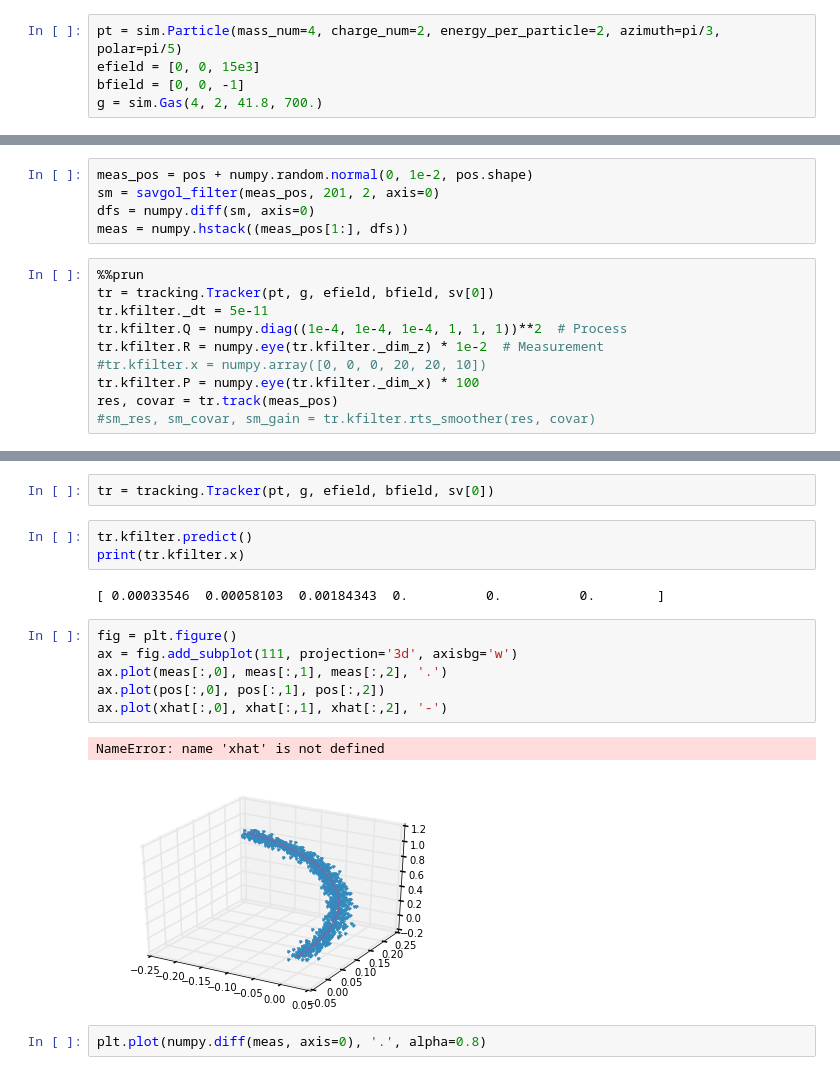
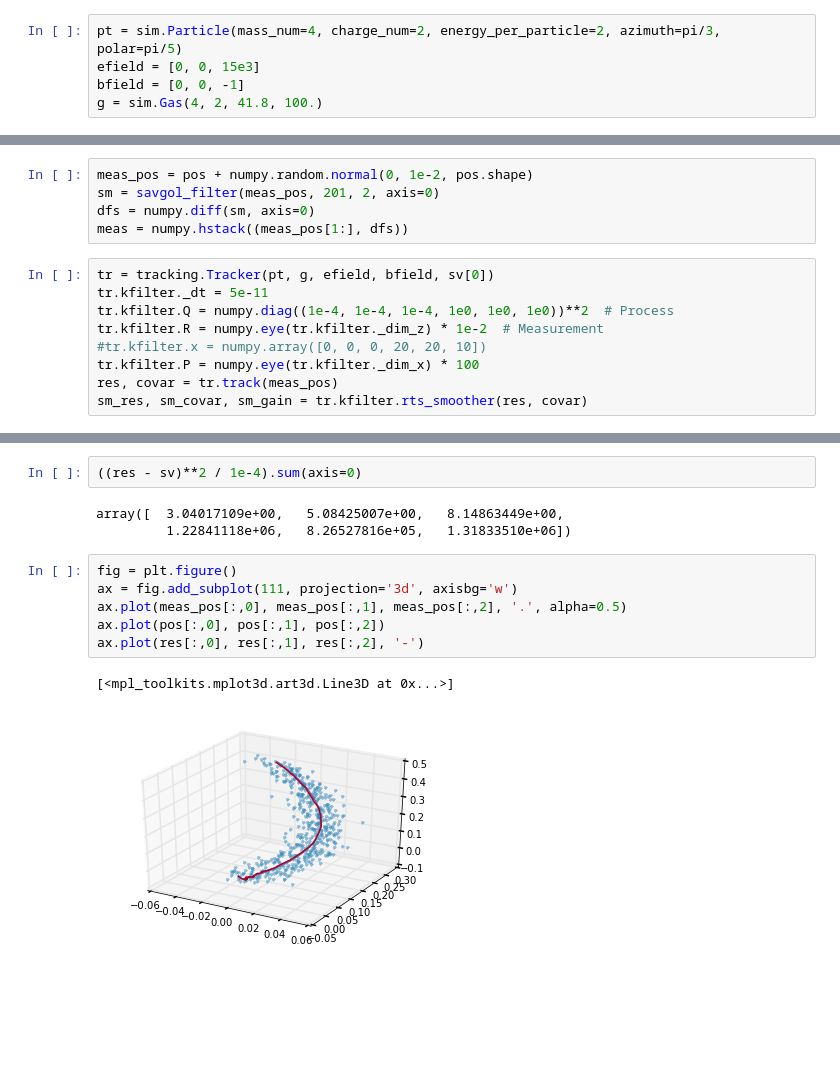
Before and after one commit to chchen123/pytpc, a Jupyter notebook: KalmanFilter.ipynb, the cells around one changed output, grey strips where cells are left out. Drawn from its saved outputs; the diff is of its cells as text; blank space fills up the shorter version.

```diff
--- a/KalmanFilter.ipynb
+++ b/KalmanFilter.ipynb
@@ -21,7 +21,7 @@ import copy
 pt = sim.Particle(mass_num=4, charge_num=2, energy_per_particle=2, azimuth=pi/3, polar=pi/5)
 efield = [0, 0, 15e3]
 bfield = [0, 0, -1]
-g = sim.Gas(4, 2, 41.8, 700.)
+g = sim.Gas(4, 2, 41.8, 100.)
 # %%
 pos, mom, time, en, azi, pol = map(numpy.array, sim.track(pt, g, efield, bfield))
 # %% [output]
@@ -128,13 +128,12 @@ sm = savgol_filter(meas_pos, 201, 2, axis=0)
 dfs = numpy.diff(sm, axis=0)
 meas = numpy.hstack((meas_pos[1:], dfs))
 # %%
-%%prun
 tr = tracking.Tracker(pt, g, efield, bfield, sv[0])
 tr.kfilter._dt = 5e-11
-tr.kfilter.Q = numpy.diag((1e-4, 1e-4, 1e-4, 1, 1, 1))**2  # Process
+tr.kfilter.Q = numpy.diag((1e-4, 1e-4, 1e-4, 1e0, 1e0, 1e0))**2  # Process
 tr.kfilter.R = numpy.eye(tr.kfilter._dim_z) * 1e-2  # Measurement
 #tr.kfilter.x = numpy.array([0, 0, 0, 20, 20, 10])
 tr.kfilter.P = numpy.eye(tr.kfilter._dim_x) * 100
 res, covar = tr.track(meas_pos)
-#sm_res, sm_covar, sm_gain = tr.kfilter.rts_smoother(res, covar)
+sm_res, sm_covar, sm_gain = tr.kfilter.rts_smoother(res, covar)
 # %%
@@ -160,18 +152,14 @@ plt.plot(res[:,3])
-# %%
-tr = tracking.Tracker(pt, g, efield, bfield, sv[0])
-# %%
-tr.kfilter.predict()
-print(tr.kfilter.x)
-# %% [output]
-[ 0.00033546  0.00058103  0.00184343  0.          0.          0.        ]
+# %%
+((res - sv)**2 / 1e-4).sum(axis=0)
+# %% [output]
+array([  3.04017109e+00,   5.08425007e+00,   8.14863449e+00,
+         1.22841118e+06,   8.26527816e+05,   1.31833510e+06])
 # %%
 fig = plt.figure()
 ax = fig.add_subplot(111, projection='3d', axisbg='w')
-ax.plot(meas[:,0], meas[:,1], meas[:,2], '.')
+ax.plot(meas_pos[:,0], meas_pos[:,1], meas_pos[:,2], '.', alpha=0.5)
 ax.plot(pos[:,0], pos[:,1], pos[:,2])
-ax.plot(xhat[:,0], xhat[:,1], xhat[:,2], '-')
+ax.plot(res[:,0], res[:,1], res[:,2], '-')
 # %% [output]
-NameError: name 'xhat' is not defined
+[<mpl_toolkits.mplot3d.art3d.Line3D at 0x...>]
-[figure, old version]
+[figure, new version]
-# %%
-plt.plot(numpy.diff(meas, axis=0), '.', alpha=0.8)
```
Also changed, not shown: parts of 16 cells of this notebook.
